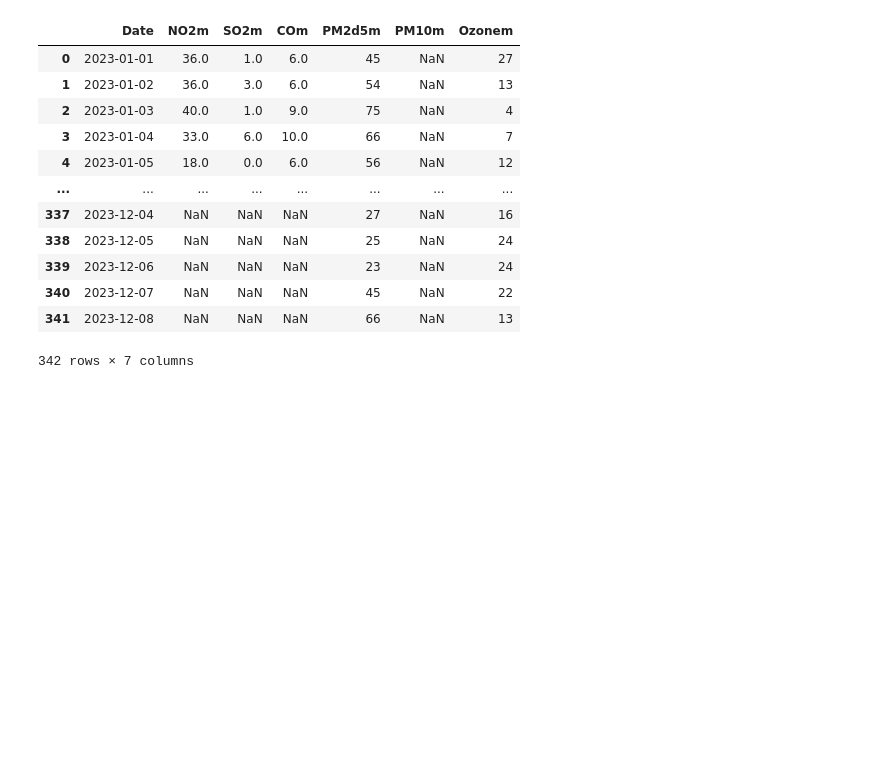
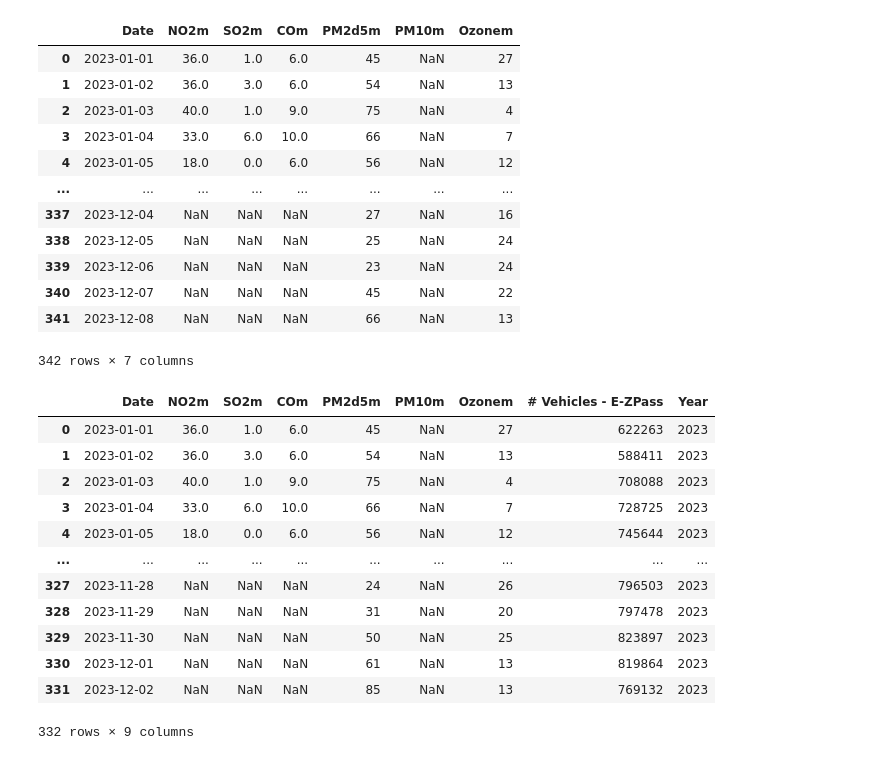
Before and after one commit to WeihaoXia/7013, a Jupyter notebook: project.ipynb, the cells around one changed output. Saved outputs shown, nothing was run; the diff lists cells and outputs as text; code cells hidden in the pictures; blank space fills up the shorter version.

Commit message:
mergerd

```diff
--- a/project.ipynb
+++ b/project.ipynb
@@ -234,3 +234,20 @@ merged_AQI
 | 340 | 2023-12-07 | NaN | NaN | NaN | 45 | NaN | 22 |
 | 341 | 2023-12-08 | NaN | NaN | NaN | 66 | NaN | 13 |
 342 rows × 7 columns
+# %%
+mergerd_AQI_traffic = pd.merge(merged_AQI, tfds2023, on='Date', how='inner')
+mergerd_AQI_traffic
+# %% [output]
+|  | Date | NO2m | SO2m | COm | PM2d5m | PM10m | Ozonem | # Vehicles - E-ZPass | Year |
+| 0 | 2023-01-01 | 36.0 | 1.0 | 6.0 | 45 | NaN | 27 | 622263 | 2023 |
+| 1 | 2023-01-02 | 36.0 | 3.0 | 6.0 | 54 | NaN | 13 | 588411 | 2023 |
+| 2 | 2023-01-03 | 40.0 | 1.0 | 9.0 | 75 | NaN | 4 | 708088 | 2023 |
+| 3 | 2023-01-04 | 33.0 | 6.0 | 10.0 | 66 | NaN | 7 | 728725 | 2023 |
+| 4 | 2023-01-05 | 18.0 | 0.0 | 6.0 | 56 | NaN | 12 | 745644 | 2023 |
+| ... | ... | ... | ... | ... | ... | ... | ... | ... | ... |
+| 327 | 2023-11-28 | NaN | NaN | NaN | 24 | NaN | 26 | 796503 | 2023 |
+| 328 | 2023-11-29 | NaN | NaN | NaN | 31 | NaN | 20 | 797478 | 2023 |
+| 329 | 2023-11-30 | NaN | NaN | NaN | 50 | NaN | 25 | 823897 | 2023 |
+| 330 | 2023-12-01 | NaN | NaN | NaN | 61 | NaN | 13 | 819864 | 2023 |
+| 331 | 2023-12-02 | NaN | NaN | NaN | 85 | NaN | 13 | 769132 | 2023 |
+332 rows × 9 columns
```
